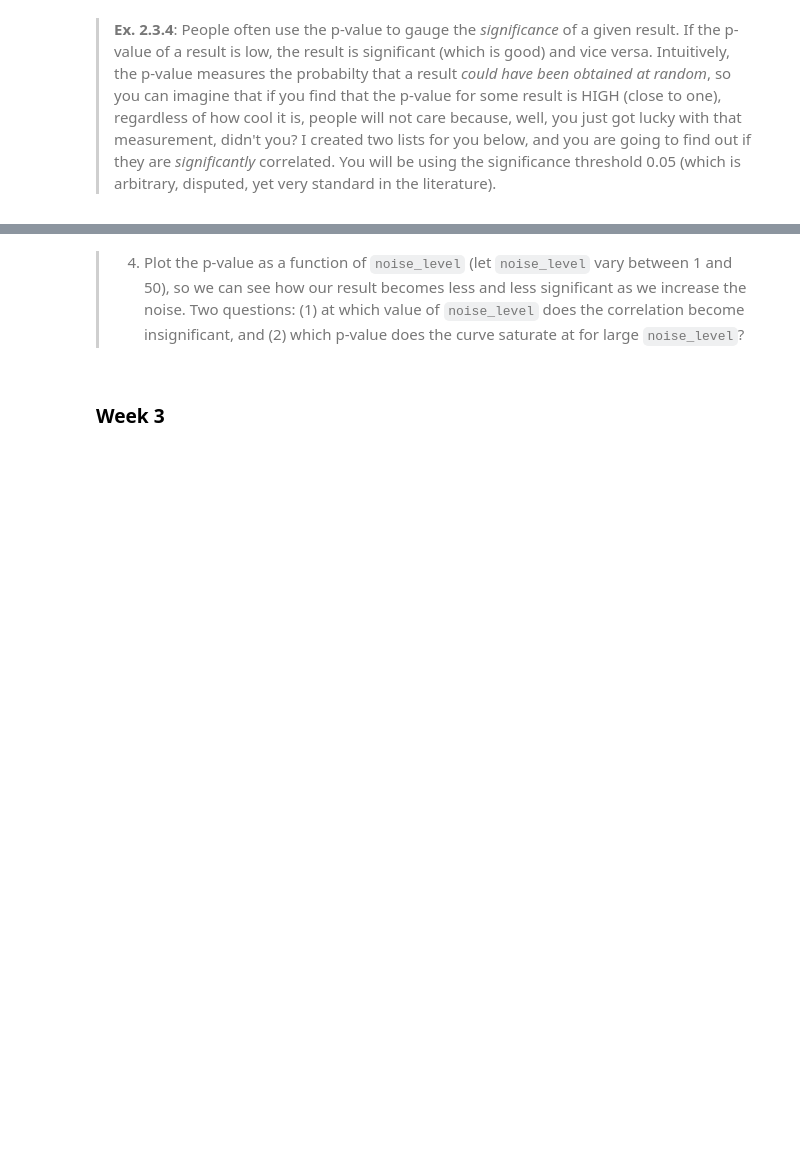
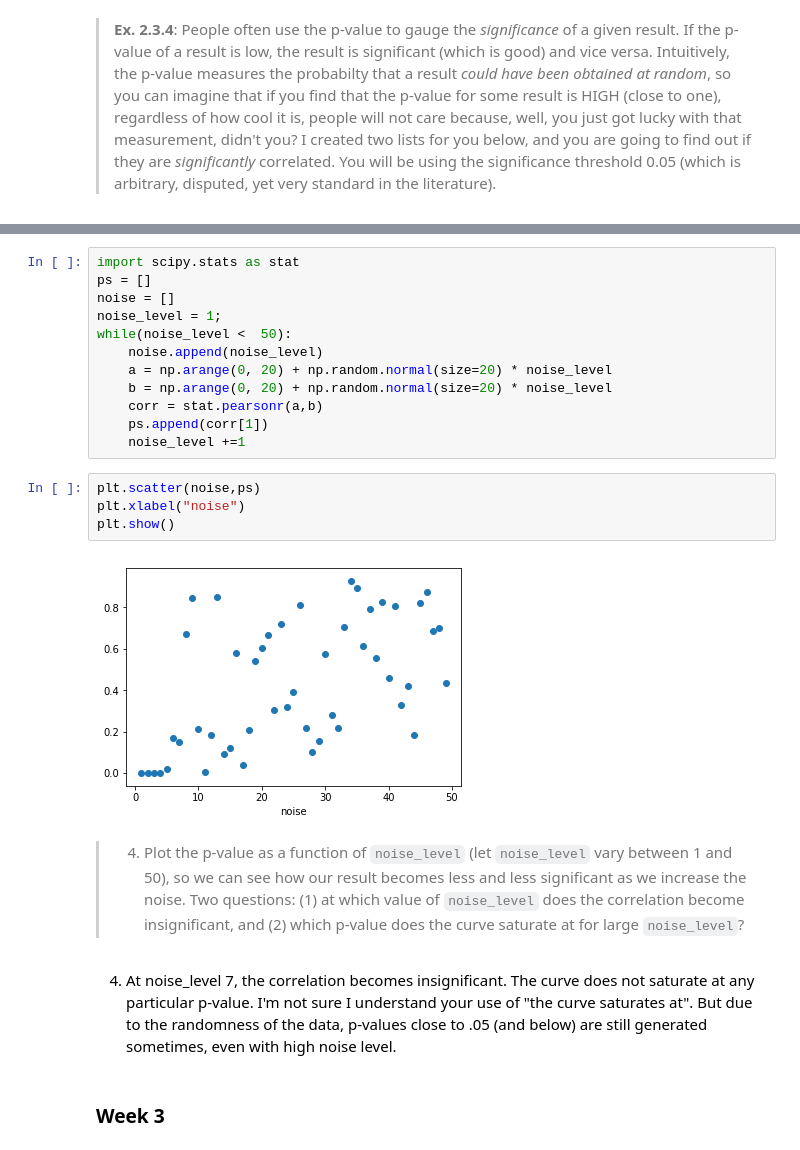
Before and after one commit to nateshirley/caobd_nate, a Jupyter notebook: my-ass/assignment1.ipynb, the cells around one changed output, grey strips where cells are left out. Cells and saved outputs as stored; diff of their text form; blank space fills up the shorter version.

```diff
--- a/my-ass/assignment1.ipynb
+++ b/my-ass/assignment1.ipynb
@@ -257,5 +280,25 @@ y = np.arange(0, 20) + np.random.normal(size=20) * noise_level
+# %%
+import scipy.stats as stat
+ps = []
+noise = []
+noise_level = 1;
+while(noise_level <  50):
+    noise.append(noise_level)
+    a = np.arange(0, 20) + np.random.normal(size=20) * noise_level
+    b = np.arange(0, 20) + np.random.normal(size=20) * noise_level
+    corr = stat.pearsonr(a,b)
+    ps.append(corr[1])
+    noise_level +=1
+# %%
+plt.scatter(noise,ps)
+plt.xlabel("noise")
+plt.show()
+# %% [output]
+[figure, added]
 # %% [markdown]
 >4. Plot the p-value as a function of `noise_level` (let `noise_level` vary between 1 and 50), so we can see how our result becomes less and less significant as we increase the noise. Two questions: (1) at which value of `noise_level` does the correlation become insignificant, and (2) which p-value does the curve saturate at for large `noise_level`?
+# %% [markdown]
+4. At noise_level 7, the correlation becomes insignificant. The curve does not saturate at any particular p-value. I'm not sure I understand your use of "the curve saturates at". But due to the randomness of the data, p-values close to .05 (and below) are still generated sometimes, even with high noise level.
 # %% [markdown]
 ### Week 3
 # %% [markdown]
```
Also changed, not shown: parts of 11 cells of this notebook, 2 other files.
